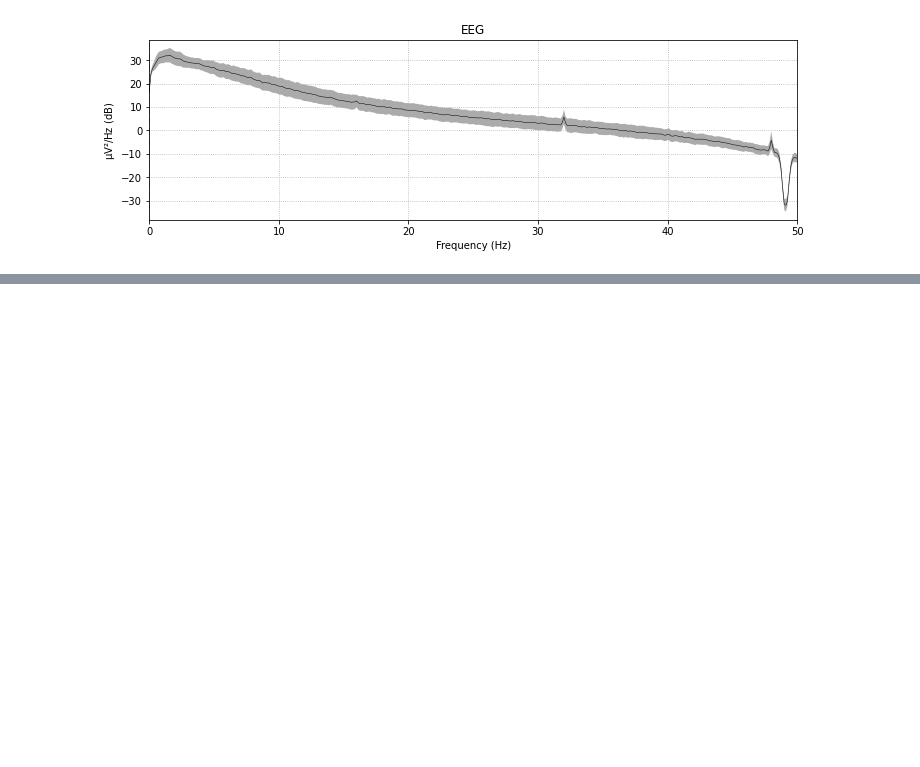
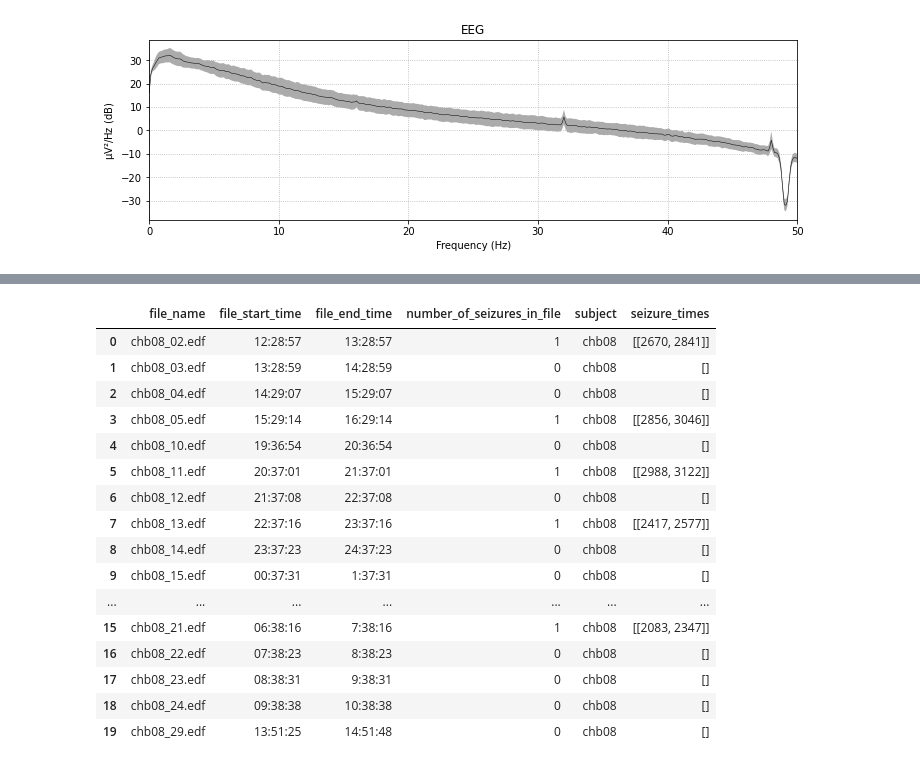
Before and after one commit to mattjdavis/eeg_classifier, a Jupyter notebook: load_data.ipynb, the cells around one changed output, grey strips where cells are left out. Saved outputs shown, nothing was run; the diff lists cells and outputs as text; code cells hidden in the pictures; blank space fills up the shorter version.

Commit message:
custom load_info

```diff
--- a/load_data.ipynb
+++ b/load_data.ipynb
@@ -77,0 +164,69 @@ def load_data(path, start, stop):
+# %%
+info_path = 'data/chb-mit-scalp-eeg-database-1.0.0/chb08/chb08-summary.txt'
+
+
+def info_to_df(info_path):
+    with open(info_path, 'r') as infile:
+            info_string = infile.read()
+
+    info_array = info_string.split('\n')
+
+    chunked_list = []
+    chunk=[]
+
+    for line in info_array:
+        if line:
+            chunk.append(line)
+        else:
+            chunked_list.append(chunk)
+            chunk=[]
+
+    file_list = [x  for x in chunked_list if 'File Name' in x[0]] # filter only files
+
+
+    ds = []
+
+    for file in file_list:
+        d={}
+        for f in file[:4]:
+            string = f.split(': ')
+            d.update({string[0].replace(' ','_').lower(): string[1]})
+
+
+        d.update({'subject':d['file_name'].split('_')[0]})
+
+        # read seizures to dict (can do any number of seizures)
+        times = []
+        for f in file[4:]:
+            string = f.split(': ')
+            sub = string[1].split(' ')
+            times.append(sub[0])
+        if times:
+            times = np.reshape(times,(int(len(times)/2),2))
+
+        d.update({'seizure_times':times})
+
+
+        ds.append(d)
+
+    return pd.DataFrame(ds)
+
+info_to_df(info_path)
+# %% [output]
+|  | file_name | file_start_time | file_end_time | number_of_seizures_in_file | subject | seizure_times |
+| 0 | chb08_02.edf | 12:28:57 | 13:28:57 | 1 | chb08 | [[2670, 2841]] |
+| 1 | chb08_03.edf | 13:28:59 | 14:28:59 | 0 | chb08 | [] |
+| 2 | chb08_04.edf | 14:29:07 | 15:29:07 | 0 | chb08 | [] |
+| 3 | chb08_05.edf | 15:29:14 | 16:29:14 | 1 | chb08 | [[2856, 3046]] |
+| 4 | chb08_10.edf | 19:36:54 | 20:36:54 | 0 | chb08 | [] |
+| 5 | chb08_11.edf | 20:37:01 | 21:37:01 | 1 | chb08 | [[2988, 3122]] |
+| 6 | chb08_12.edf | 21:37:08 | 22:37:08 | 0 | chb08 | [] |
+| 7 | chb08_13.edf | 22:37:16 | 23:37:16 | 1 | chb08 | [[2417, 2577]] |
+| 8 | chb08_14.edf | 23:37:23 | 24:37:23 | 0 | chb08 | [] |
+| 9 | chb08_15.edf | 00:37:31 | 1:37:31 | 0 | chb08 | [] |
+| ... | ... | ... | ... | ... | ... | ... |
+| 15 | chb08_21.edf | 06:38:16 | 7:38:16 | 1 | chb08 | [[2083, 2347]] |
+| 16 | chb08_22.edf | 07:38:23 | 8:38:23 | 0 | chb08 | [] |
+| 17 | chb08_23.edf | 08:38:31 | 9:38:31 | 0 | chb08 | [] |
+| 18 | chb08_24.edf | 09:38:38 | 10:38:38 | 0 | chb08 | [] |
+| 19 | chb08_29.edf | 13:51:25 | 14:51:48 | 0 | chb08 | [] |
```
Also changed, not shown: parts of 16 cells of this notebook.
